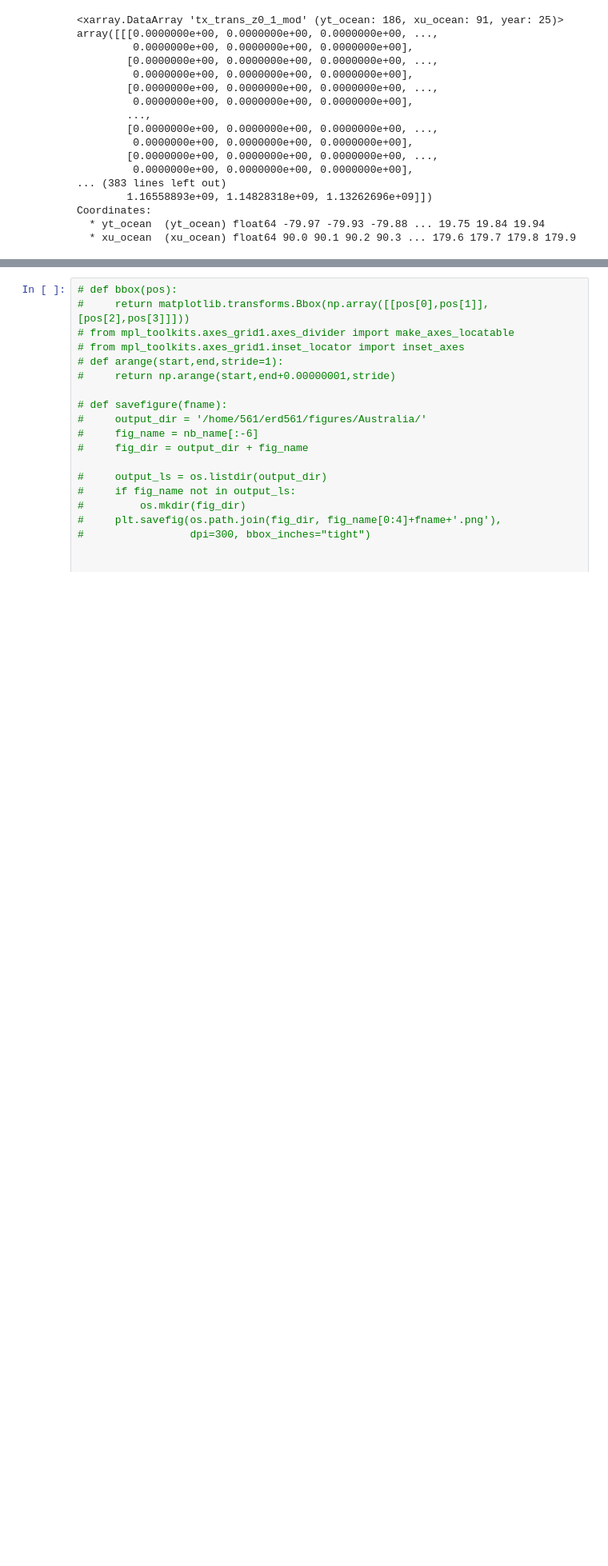
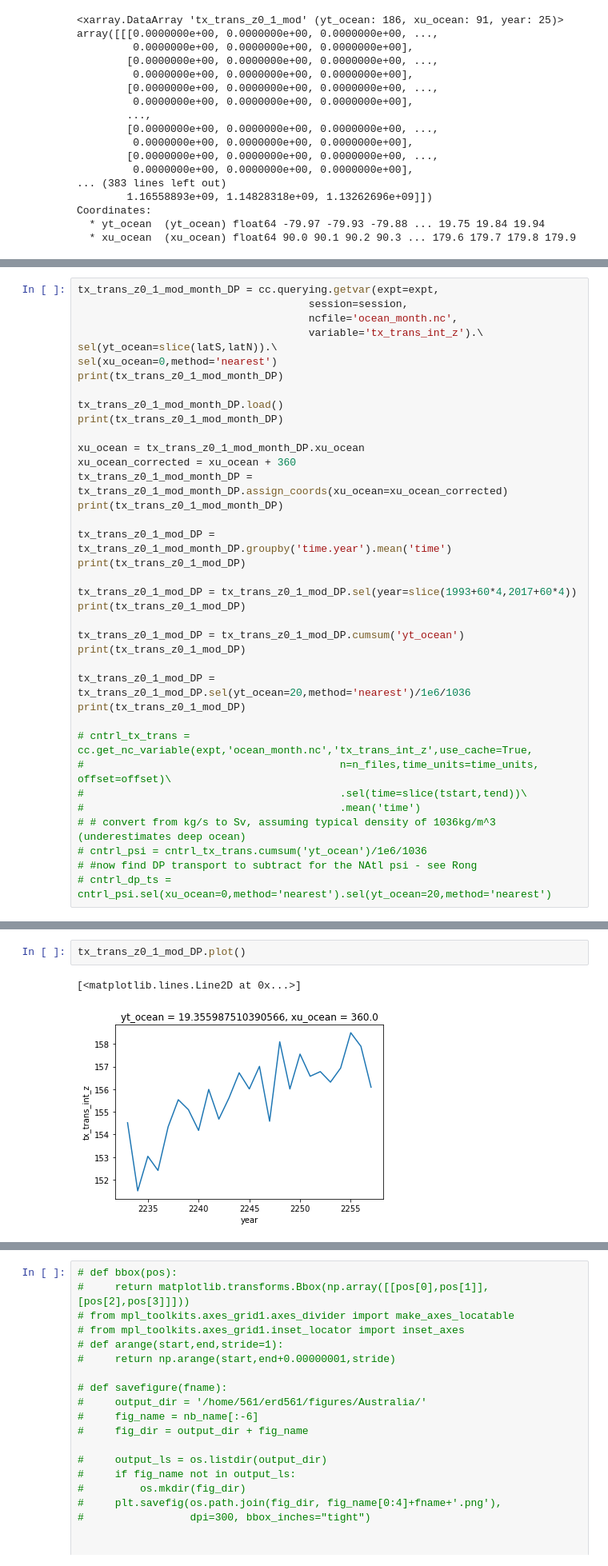
Before and after one commit to ERDuran/Australian-waters-diagnostics, a Jupyter notebook: scripts/p44_plot_tx_trans.ipynb, the cells around one changed output, grey strips where cells are left out. Shown: that part at 80% size. Cells and saved outputs as stored; diff of their text form; blank space fills up the shorter version.

```diff
--- a/scripts/p44_plot_tx_trans.ipynb
+++ b/scripts/p44_plot_tx_trans.ipynb
@@ -148,0 +96,37 @@ Coordinates:
+# %%
+tx_trans_z0_1_mod_month_DP = cc.querying.getvar(expt=expt,
+                                     session=session,
+                                     ncfile='ocean_month.nc',
+                                     variable='tx_trans_int_z').\
+sel(yt_ocean=slice(latS,latN)).\
+sel(xu_ocean=0,method='nearest')
+print(tx_trans_z0_1_mod_month_DP)
+
+tx_trans_z0_1_mod_month_DP.load()
+print(tx_trans_z0_1_mod_month_DP)
+
+xu_ocean = tx_trans_z0_1_mod_month_DP.xu_ocean
+xu_ocean_corrected = xu_ocean + 360
+tx_trans_z0_1_mod_month_DP = tx_trans_z0_1_mod_month_DP.assign_coords(xu_ocean=xu_ocean_corrected)
+print(tx_trans_z0_1_mod_month_DP)
+
+tx_trans_z0_1_mod_DP = tx_trans_z0_1_mod_month_DP.groupby('time.year').mean('time')
+print(tx_trans_z0_1_mod_DP)
+
+tx_trans_z0_1_mod_DP = tx_trans_z0_1_mod_DP.sel(year=slice(1993+60*4,2017+60*4))
+print(tx_trans_z0_1_mod_DP)
+
+tx_trans_z0_1_mod_DP = tx_trans_z0_1_mod_DP.cumsum('yt_ocean')
+print(tx_trans_z0_1_mod_DP)
+
+tx_trans_z0_1_mod_DP = tx_trans_z0_1_mod_DP.sel(yt_ocean=20,method='nearest')/1e6/1036
+print(tx_trans_z0_1_mod_DP)
+
+# cntrl_tx_trans = cc.get_nc_variable(expt,'ocean_month.nc','tx_trans_int_z',use_cache=True,
+#                                         n=n_files,time_units=time_units, offset=offset)\
+#                                         .sel(time=slice(tstart,tend))\
+#                                         .mean('time')
+# # convert from kg/s to Sv, assuming typical density of 1036kg/m^3 (underestimates deep ocean)
+# cntrl_psi = cntrl_tx_trans.cumsum('yt_ocean')/1e6/1036
+# #now find DP transport to subtract for the NAtl psi - see Rong
+# cntrl_dp_ts = cntrl_psi.sel(xu_ocean=0,method='nearest').sel(yt_ocean=20,method='nearest')
@@ -149,3 +172,8 @@ Coordinates:
+# %%
+tx_trans_z0_1_mod_DP.plot()
+# %% [output]
+[<matplotlib.lines.Line2D at 0x...>]
+[figure, added]
 # %%
 def bbox(pos):
     return matplotlib.transforms.Bbox(np.array([[pos[0],pos[1]],[pos[2],pos[3]]]))
```
Also changed, not shown: parts of 7 cells of this notebook, 1 other file.
